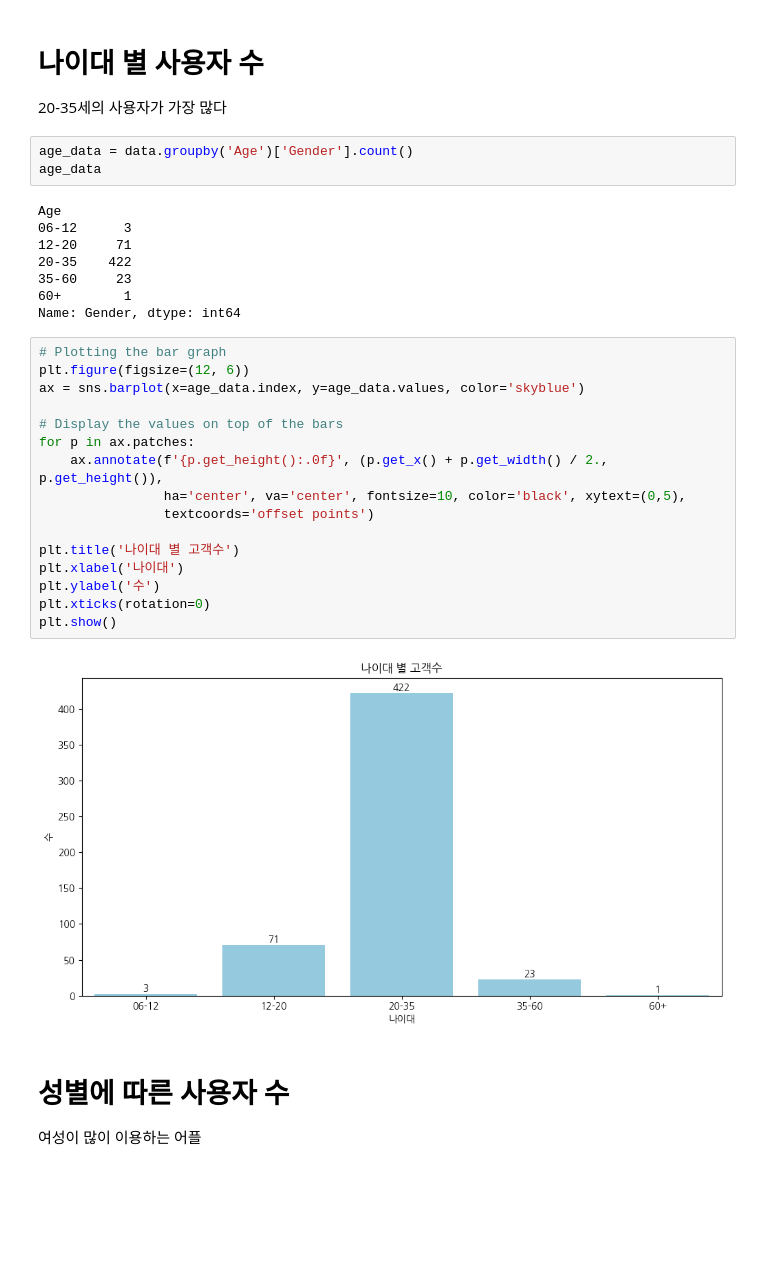
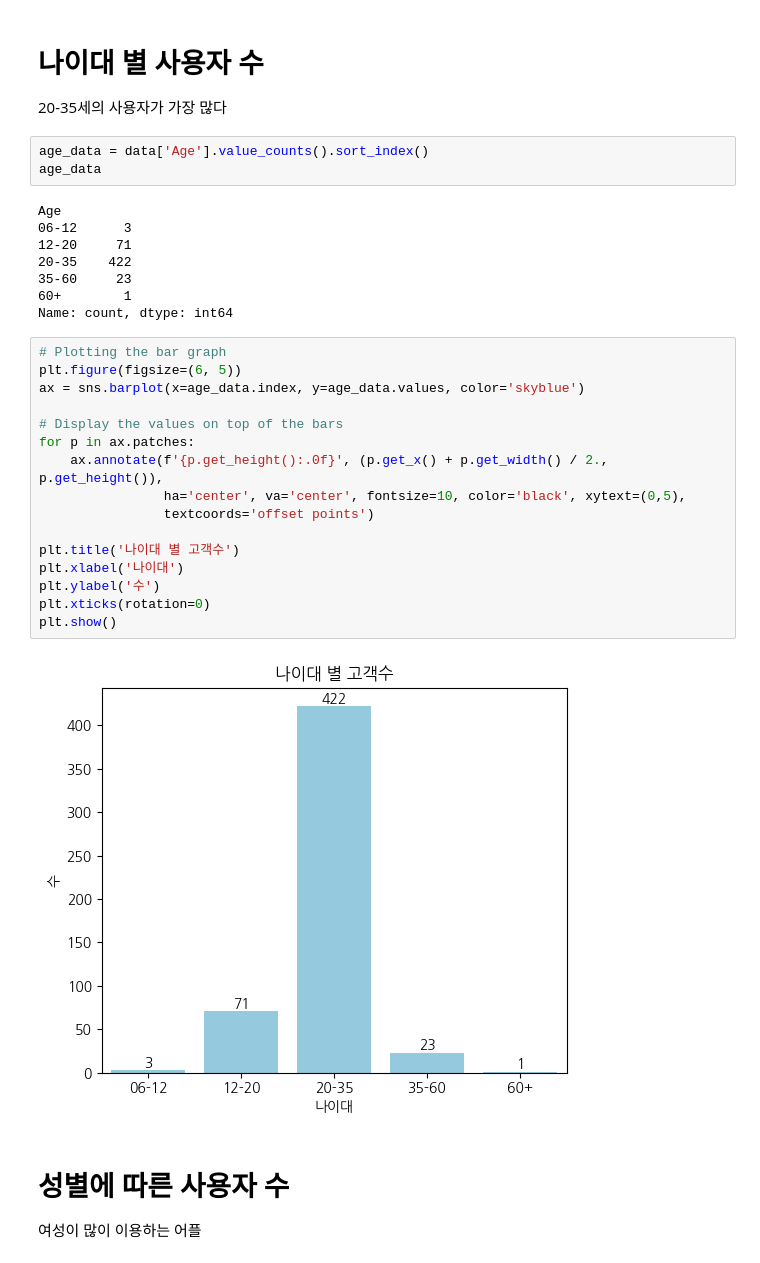
Before and after one commit to wjco/DA-Stats-fri, a Jupyter notebook: DONGIN/스포티파이 유저 행동분석.ipynb, the cells around one changed output. Drawn from its saved outputs; the diff is of its cells as text; blank space fills up the shorter version.

```diff
--- a/DONGIN/스포티파이 유저 행동분석.ipynb
+++ b/DONGIN/스포티파이 유저 행동분석.ipynb
@@ -84,7 +84,7 @@ dtype: int64
 # 나이대 별 사용자 수
 20-35세의 사용자가 가장 많다
 # %%
-age_data = data.groupby('Age')['Gender'].count()
+age_data = data['Age'].value_counts().sort_index()
 age_data
 # %% [output]
 Age
@@ -93,25 +93,25 @@ Age
 20-35    422
 35-60     23
 60+        1
-Name: Gender, dtype: int64
+Name: count, dtype: int64
 # %%
 # Plotting the bar graph
-plt.figure(figsize=(12, 6))
+plt.figure(figsize=(6, 5))
 ax = sns.barplot(x=age_data.index, y=age_data.values, color='skyblue')
 
 # Display the values on top of the bars
 for p in ax.patches:
     ax.annotate(f'{p.get_height():.0f}', (p.get_x() + p.get_width() / 2., p.get_height()),
                 ha='center', va='center', fontsize=10, color='black', xytext=(0,5),
                 textcoords='offset points')
 
 plt.title('나이대 별 고객수')
 plt.xlabel('나이대')
 plt.ylabel('수')
 plt.xticks(rotation=0)
 plt.show()
 # %% [output]
-[figure, old version]
+[figure, new version]
 # %% [markdown]
 # 성별에 따른 사용자 수
 여성이 많이 이용하는 어플
```
Also changed, not shown: parts of 11 cells of this notebook.
